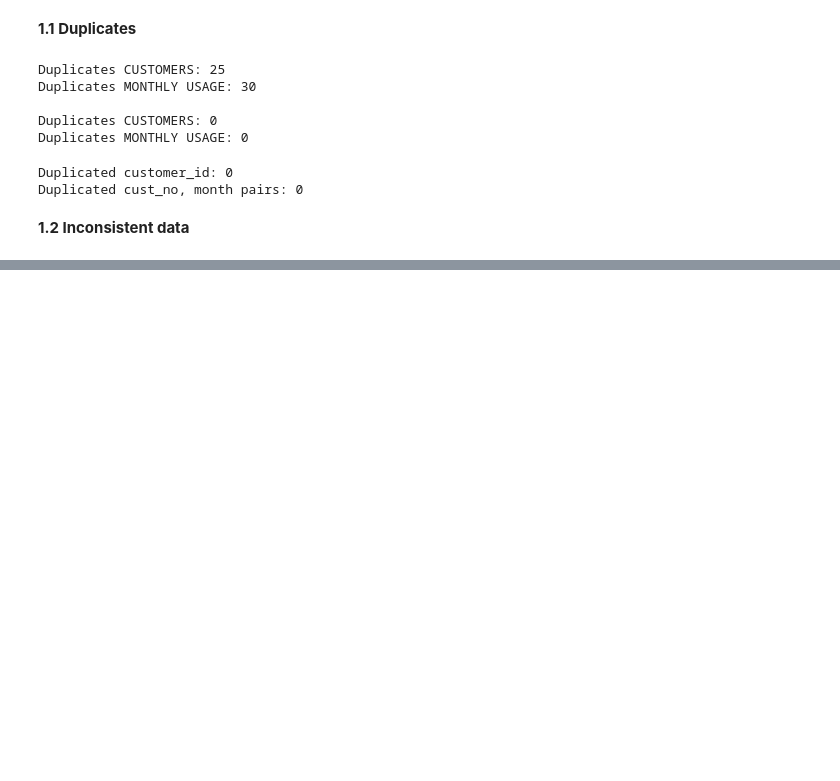
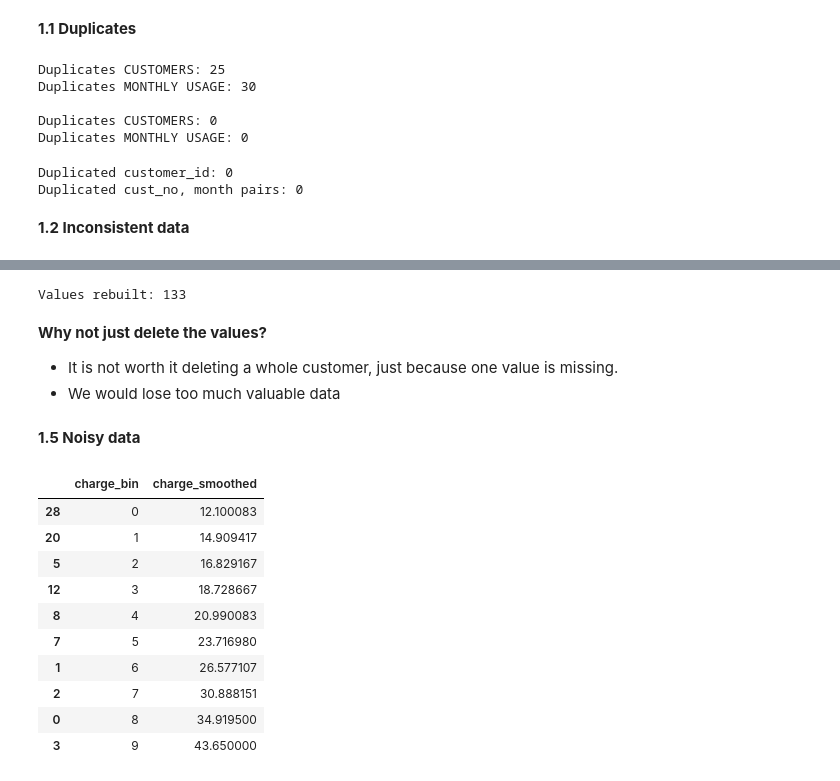
Before and after one commit to nikos0406/UNI-NN-and-DL, a Jupyter notebook: NN_HW1.ipynb, the cells around one changed output, grey strips where cells are left out. Drawn from its saved outputs; the diff is of its cells as text; code cells hidden in the pictures; blank space fills up the shorter version.

```diff
--- a/NN_HW1.ipynb
+++ b/NN_HW1.ipynb
@@ -200,0 +274,6 @@ Duplicated cust_no, month pairs: 0
+# %%
+invalid_charge = customers["monthly_charge_usd"] == 9999
+
+print("Invalid charges:", invalid_charge.sum())
+
+customers.loc[invalid_charge, "monthly_charge_usd"] = np.nan
@@ -200,0 +362,11 @@ Duplicated cust_no, month pairs: 0
+# %%
+customers["gender"] = customers["gender"].fillna(
+    customers["gender"].mode()[0]
+)
+
+customers["city"] = customers["city"].fillna(
+    customers["city"].mode()[0]
+)
+
+print("Gender:", customers["gender"].unique())
+print("City:", customers["city"].unique())
@@ -200,0 +377,10 @@ Duplicated cust_no, month pairs: 0
+# %%
+customers["date_of_birth"] = pd.to_datetime(
+    customers["date_of_birth"]
+)
+
+median_date = customers["date_of_birth"].median()
+
+print("Median date:", median_date)
+
+customers["date_of_birth"] = customers["date_of_birth"].fillna(median_date)
@@ -200,0 +389,53 @@ Duplicated cust_no, month pairs: 0
+# %%
+missing = usage["minutes_day"].isna()
+
+rebuilt = (
+    usage["total_minutes"]
+    - usage["minutes_evening"]
+    - usage["minutes_night"]
+)
+
+valid = missing & rebuilt.notna() & (rebuilt >= 0)
+
+print("Values rebuilt:", valid.sum())
+
+usage["minutes_day"] = usage["minutes_day"].fillna(
+    rebuilt.where(valid)
+)
+# %% [output]
+Values rebuilt: 133
+# %% [markdown]
+**Why not just delete the values?**
+- It is not worth it deleting a whole customer, just because one value is missing.
+- We would lose too much valuable data
+# %% [markdown]
+**1.5  Noisy data**
+# %%
+customers["charge_bin"] = pd.qcut(
+    customers["monthly_charge_usd"],
+    q=10,
+    labels=False
+)
+
+customers["charge_smoothed"] = (
+    customers.groupby("charge_bin")["monthly_charge_usd"]
+    .transform("mean")
+)
+
+display(
+    customers[["charge_bin", "charge_smoothed"]]
+    .drop_duplicates()
+    .sort_values("charge_bin")
+)
+# %% [output]
+|  | charge_bin | charge_smoothed |
+| 28 | 0 | 12.100083 |
+| 20 | 1 | 14.909417 |
+| 5 | 2 | 16.829167 |
+| 12 | 3 | 18.728667 |
+| 8 | 4 | 20.990083 |
+| 7 | 5 | 23.716980 |
+| 1 | 6 | 26.577107 |
+| 2 | 7 | 30.888151 |
+| 0 | 8 | 34.919500 |
+| 3 | 9 | 43.650000 |
```
Also changed, not shown: parts of 21 cells of this notebook.
